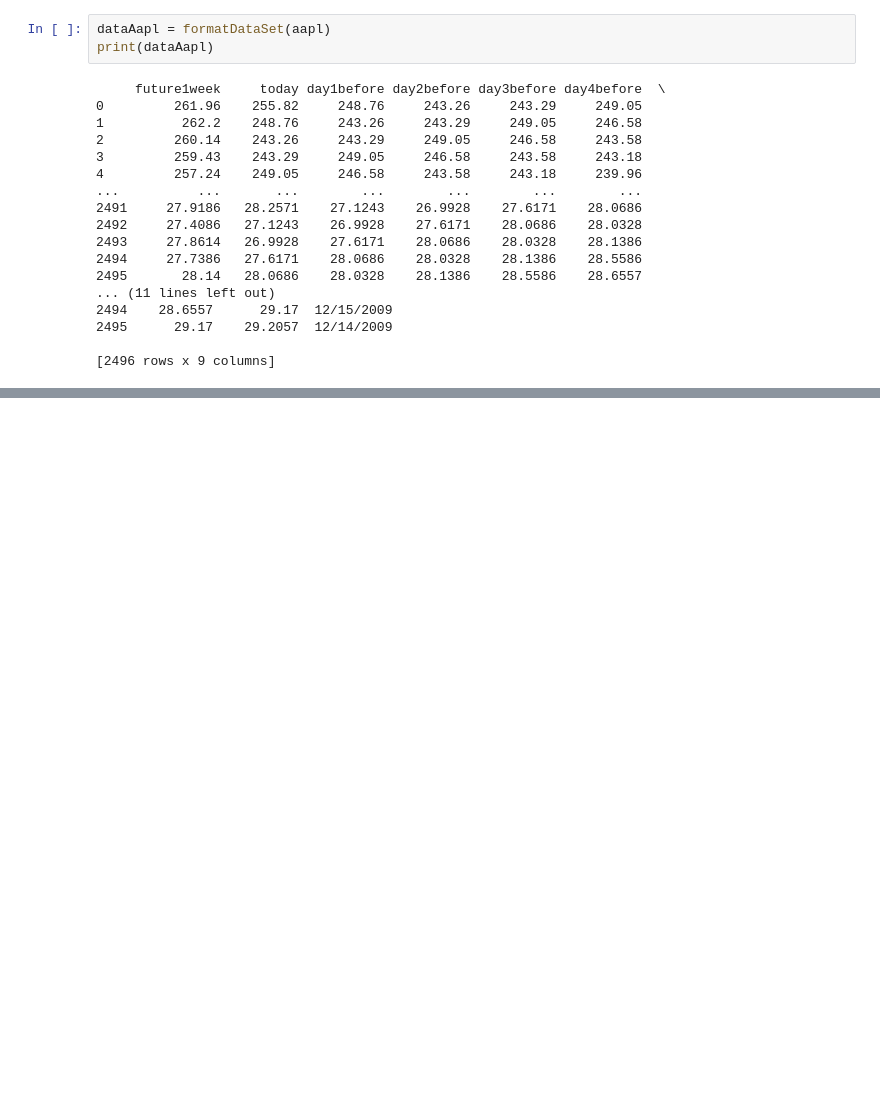
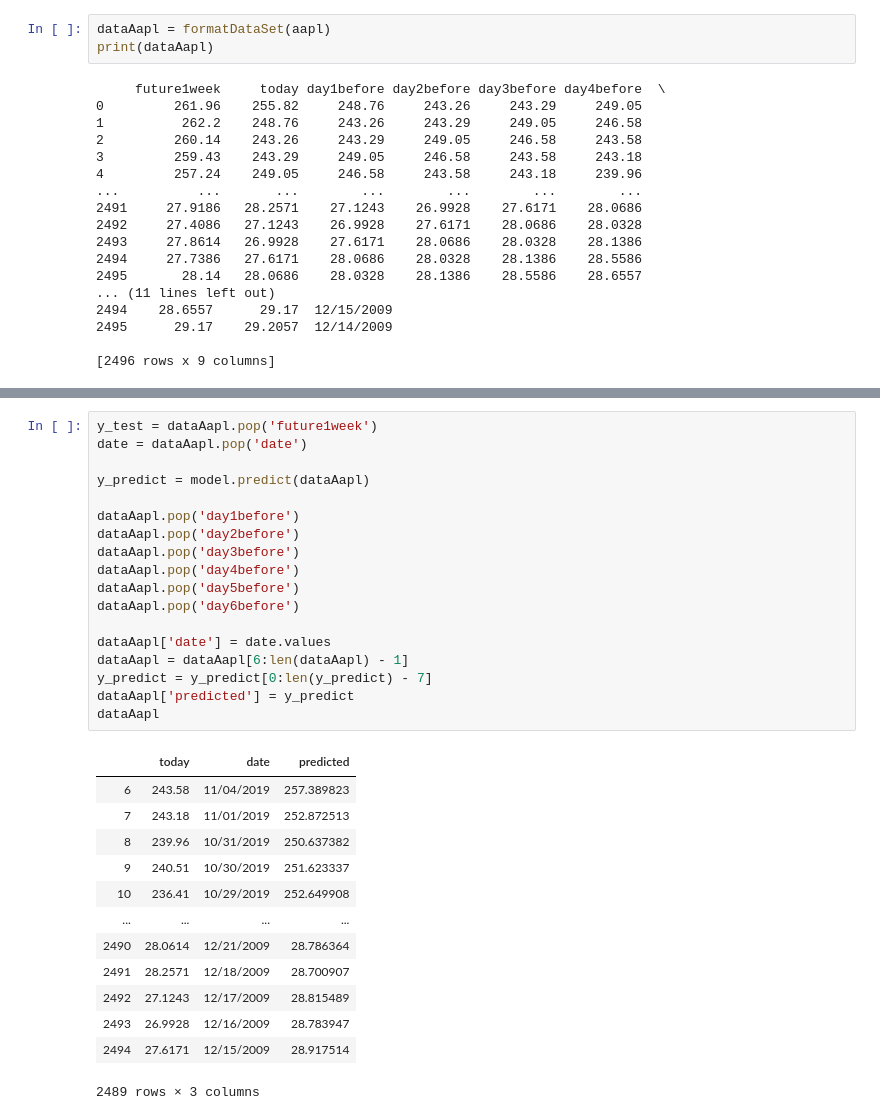
Before and after one commit to MilenaDionne/project-CSI4506, a Jupyter notebook: projetCSI4506.ipynb, the cells around one changed output, grey strips where cells are left out. Cells and saved outputs as stored; diff of their text form; blank space fills up the shorter version.

```diff
--- a/projetCSI4506.ipynb
+++ b/projetCSI4506.ipynb
@@ -878,0 +876,32 @@ print(dataAapl)
+# %%
+y_test = dataAapl.pop('future1week')
+date = dataAapl.pop('date')
+
+y_predict = model.predict(dataAapl)
+
+dataAapl.pop('day1before')
+dataAapl.pop('day2before')
+dataAapl.pop('day3before')
+dataAapl.pop('day4before')
+dataAapl.pop('day5before')
+dataAapl.pop('day6before')
+
+dataAapl['date'] = date.values
+dataAapl = dataAapl[6:len(dataAapl) - 1]
+y_predict = y_predict[0:len(y_predict) - 7]
+dataAapl['predicted'] = y_predict
+dataAapl
+# %% [output]
+|  | today | date | predicted |
+| 6 | 243.58 | 11/04/2019 | 257.389823 |
+| 7 | 243.18 | 11/01/2019 | 252.872513 |
+| 8 | 239.96 | 10/31/2019 | 250.637382 |
+| 9 | 240.51 | 10/30/2019 | 251.623337 |
+| 10 | 236.41 | 10/29/2019 | 252.649908 |
+| ... | ... | ... | ... |
+| 2490 | 28.0614 | 12/21/2009 | 28.786364 |
+| 2491 | 28.2571 | 12/18/2009 | 28.700907 |
+| 2492 | 27.1243 | 12/17/2009 | 28.815489 |
+| 2493 | 26.9928 | 12/16/2009 | 28.783947 |
+| 2494 | 27.6171 | 12/15/2009 | 28.917514 |
+2489 rows × 3 columns
```
Also changed, not shown: parts of 3 cells of this notebook.
